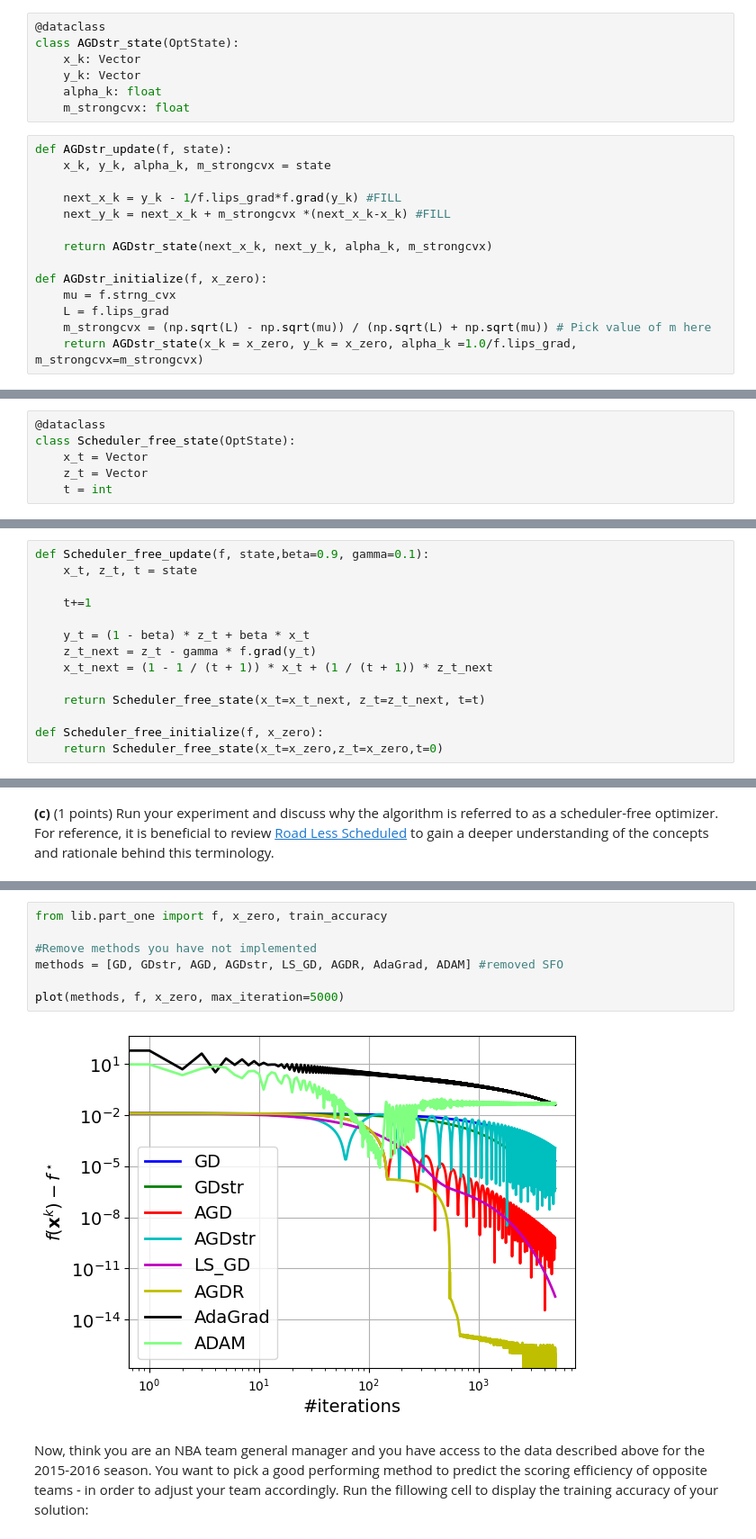
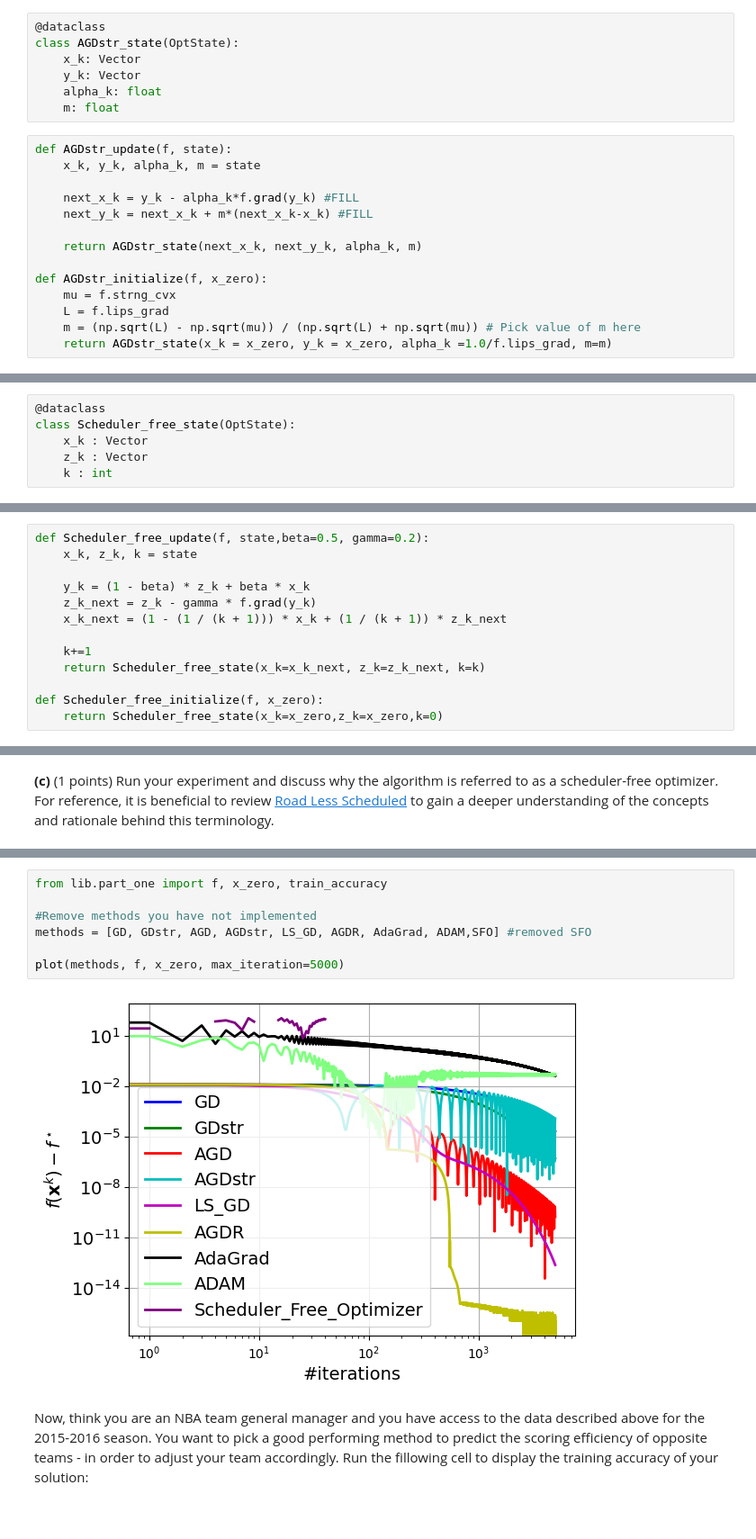
Before and after one commit to FinnWeikert/Math-of-Data-H1, a Jupyter notebook: Part 2 - First order methods.ipynb, the cells around one changed output, grey strips where cells are left out. Shown at 90% size. Drawn from its saved outputs; the diff is of its cells as text.

```diff
--- a/Part 2 - First order methods.ipynb
+++ b/Part 2 - First order methods.ipynb
@@ -181,21 +181,21 @@ class AGDstr_state(OptState):
     x_k: Vector
     y_k: Vector
     alpha_k: float
-    m_strongcvx: float
+    m: float
 # %%
 def AGDstr_update(f, state):
-    x_k, y_k, alpha_k, m_strongcvx = state
+    x_k, y_k, alpha_k, m = state
 
-    next_x_k = y_k - 1/f.lips_grad*f.grad(y_k) #FILL
-    next_y_k = next_x_k + m_strongcvx *(next_x_k-x_k) #FILL
+    next_x_k = y_k - alpha_k*f.grad(y_k) #FILL
+    next_y_k = next_x_k + m*(next_x_k-x_k) #FILL
 
-    return AGDstr_state(next_x_k, next_y_k, alpha_k, m_strongcvx)
+    return AGDstr_state(next_x_k, next_y_k, alpha_k, m)
 
 def AGDstr_initialize(f, x_zero):
     mu = f.strng_cvx
     L = f.lips_grad
-    m_strongcvx = (np.sqrt(L) - np.sqrt(mu)) / (np.sqrt(L) + np.sqrt(mu)) # Pick value of m here
-    return AGDstr_state(x_k = x_zero, y_k = x_zero, alpha_k =1.0/f.lips_grad, m_strongcvx=m_strongcvx)
+    m = (np.sqrt(L) - np.sqrt(mu)) / (np.sqrt(L) + np.sqrt(mu)) # Pick value of m here
+    return AGDstr_state(x_k = x_zero, y_k = x_zero, alpha_k =1.0/f.lips_grad, m=m)
 # %%
 AGDstr = OptAlgorithm(name="AGDstr", init_state=AGDstr_initialize, state_update=AGDstr_update)
 # %%
@@ -532,25 +532,24 @@ As the name suggests, Schedule-Free learning does not require a decreasing learn
 # %%
 @dataclass
 class Scheduler_free_state(OptState):
-    x_t = Vector
-    z_t = Vector
-    t = int
+    x_k : Vector
+    z_k : Vector
+    k : int
 # %% [markdown]
 **(a)** (0.5 points) Fill the initializer for the scheduler free optimizer.
 # %%
-def Scheduler_free_update(f, state,beta=0.9, gamma=0.1):
-    x_t, z_t, t = state
+def Scheduler_free_update(f, state,beta=0.5, gamma=0.2):
+    x_k, z_k, k = state
 
-    t+=1
+    y_k = (1 - beta) * z_k + beta * x_k
+    z_k_next = z_k - gamma * f.grad(y_k)
+    x_k_next = (1 - (1 / (k + 1))) * x_k + (1 / (k + 1)) * z_k_next
 
-    y_t = (1 - beta) * z_t + beta * x_t
-    z_t_next = z_t - gamma * f.grad(y_t)
-    x_t_next = (1 - 1 / (t + 1)) * x_t + (1 / (t + 1)) * z_t_next
-
-    return Scheduler_free_state(x_t=x_t_next, z_t=z_t_next, t=t)
+    k+=1
+    return Scheduler_free_state(x_k=x_k_next, z_k=z_k_next, k=k)
 
 def Scheduler_free_initialize(f, x_zero):
-    return Scheduler_free_state(x_t=x_zero,z_t=x_zero,t=0)
+    return Scheduler_free_state(x_k=x_zero,z_k=x_zero,k=0)
 # %% [markdown]
 **(b)** (1 points) Build the scheduler free optimizer main update state.
 # %%
@@ -580,12 +579,12 @@ The following cell runs the methods you have implemented on the logistic loss:
 # %%
 from lib.part_one import f, x_zero, train_accuracy
 
 #Remove methods you have not implemented
-methods = [GD, GDstr, AGD, AGDstr, LS_GD, AGDR, AdaGrad, ADAM] #removed SFO
+methods = [GD, GDstr, AGD, AGDstr, LS_GD, AGDR, AdaGrad, ADAM,SFO] #removed SFO
 
 plot(methods, f, x_zero, max_iteration=5000)
 # %% [output]
-[figure, old version]
+[figure, new version]
 # %% [markdown]
 Now, think you are an NBA team general manager and you have access to the data described above for the 2015-2016 season. You want to pick a good performing method to predict the scoring efficiency of opposite teams - in order to adjust your team accordingly. Run the fillowing cell to display the training accuracy of your solution:
 # %%
```
Also changed, not shown: parts of 1 cell of this notebook, 1 other file.
